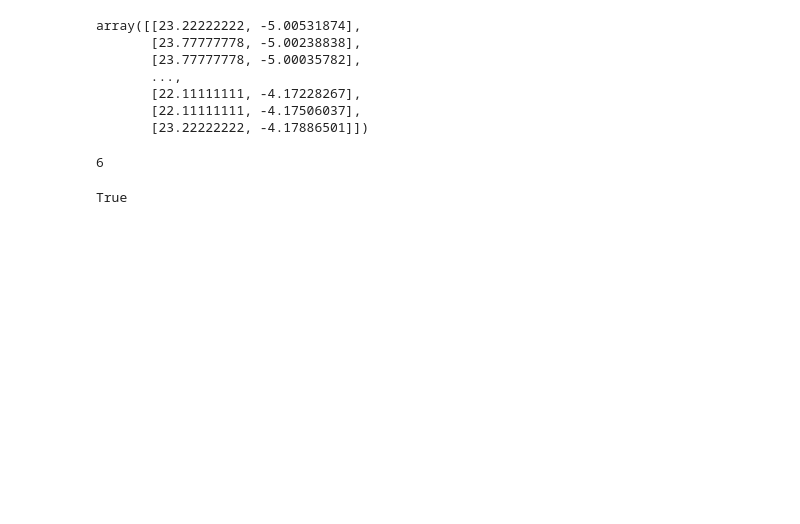
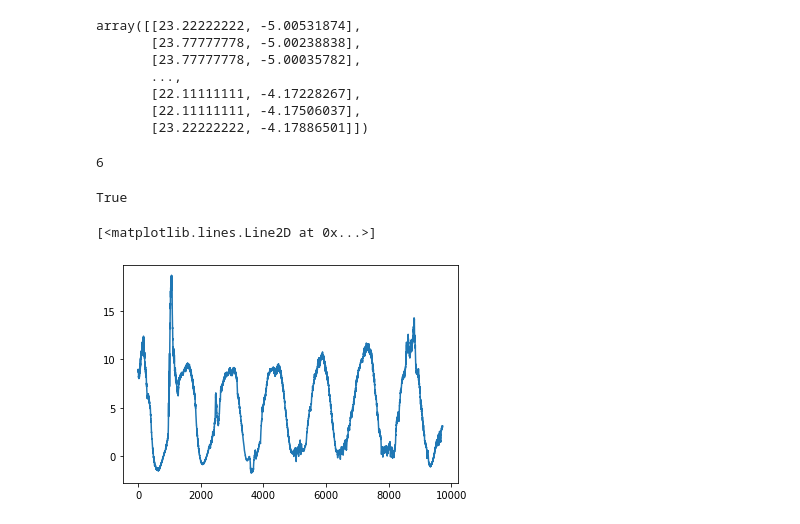
Before and after one commit to sanjin94/HFMpred, a Jupyter notebook: data/data_extract.ipynb, the cells around one changed output. Drawn from its saved outputs; the diff is of its cells as text; code cells hidden in the pictures; blank space fills up the shorter version.

```diff
--- a/data/data_extract.ipynb
+++ b/data/data_extract.ipynb
@@ -188,3 +186,8 @@ s2 = np.sum(a) - np.sum(b)x
 s1 == s2
 # %% [output]
 True
+# %%
+plt.plot(v2)
+# %% [output]
+[<matplotlib.lines.Line2D at 0x...>]
+[figure, added]
```
Also changed, not shown: parts of 6 cells of this notebook, 4 other files.
